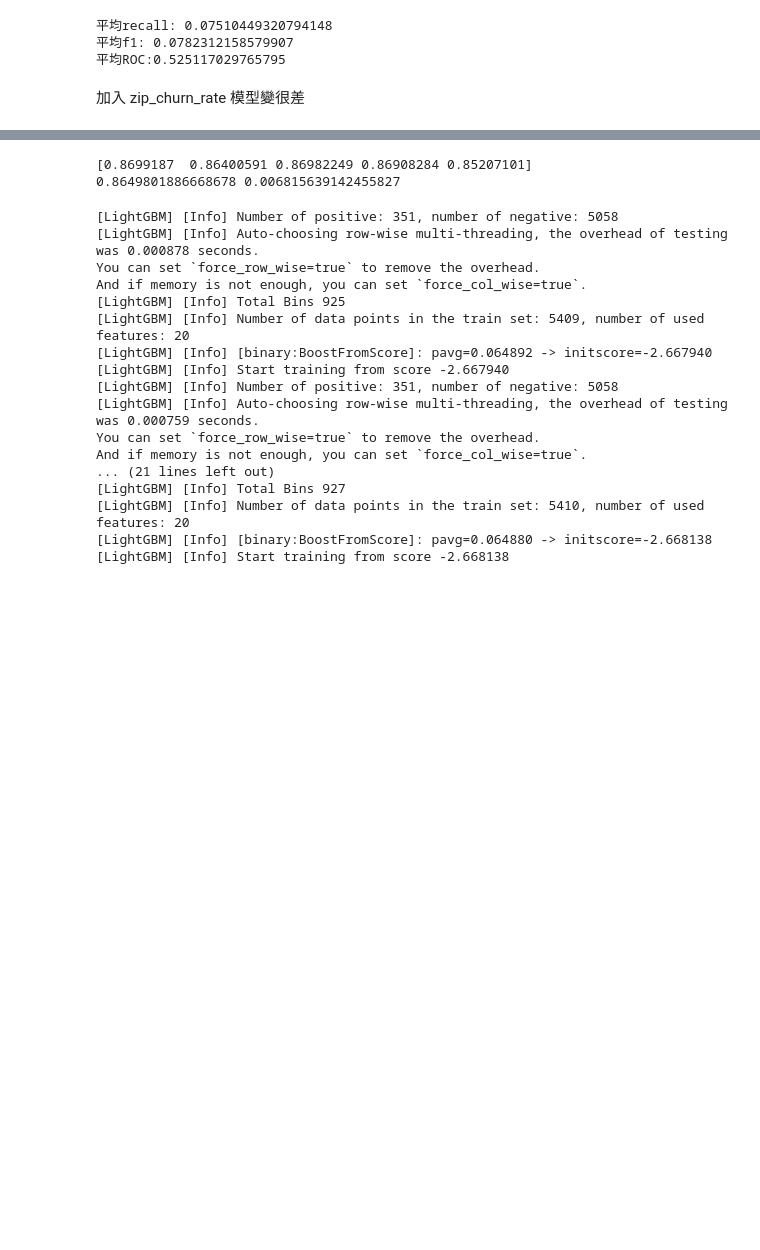
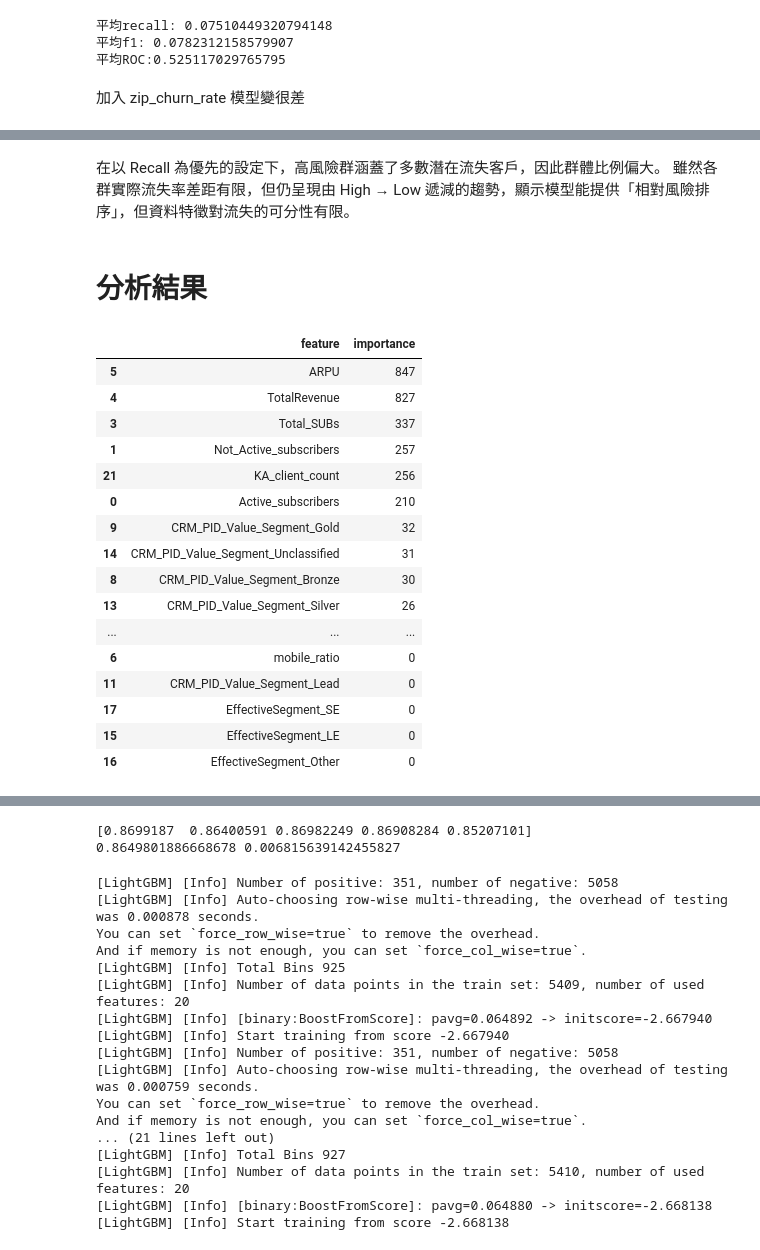
Before and after one commit to Jim-Yang98/churnpredict_exploration, a Jupyter notebook: 預測流失.ipynb, the cells around one changed output, grey strips where cells are left out. Drawn from its saved outputs; the diff is of its cells as text; code cells hidden in the pictures; blank space fills up the shorter version.

```diff
--- a/預測流失.ipynb
+++ b/預測流失.ipynb
@@ -1673,0 +1911,30 @@ And if memory is not enough, you can set `force_col_wise=true`.
+# %% [markdown]
+在以 Recall 為優先的設定下，高風險群涵蓋了多數潛在流失客戶，因此群體比例偏大。
+雖然各群實際流失率差距有限，但仍呈現由 High → Low 遞減的趨勢，顯示模型能提供「相對風險排序」，但資料特徵對流失的可分性有限。
+# %% [markdown]
+# 分析結果
+# %%
+feat_imp = pd.DataFrame({
+    "feature": X_train.columns,
+    "importance": lgb_model.feature_importances_
+}).sort_values("importance", ascending=False)
+# %%
+feat_imp
+# %% [output]
+|  | feature | importance |
+| 5 | ARPU | 847 |
+| 4 | TotalRevenue | 827 |
+| 3 | Total_SUBs | 337 |
+| 1 | Not_Active_subscribers | 257 |
+| 21 | KA_client_count | 256 |
+| 0 | Active_subscribers | 210 |
+| 9 | CRM_PID_Value_Segment_Gold | 32 |
+| 14 | CRM_PID_Value_Segment_Unclassified | 31 |
+| 8 | CRM_PID_Value_Segment_Bronze | 30 |
+| 13 | CRM_PID_Value_Segment_Silver | 26 |
+| ... | ... | ... |
+| 6 | mobile_ratio | 0 |
+| 11 | CRM_PID_Value_Segment_Lead | 0 |
+| 17 | EffectiveSegment_SE | 0 |
+| 15 | EffectiveSegment_LE | 0 |
+| 16 | EffectiveSegment_Other | 0 |
```
Also changed, not shown: parts of 55 cells of this notebook.
